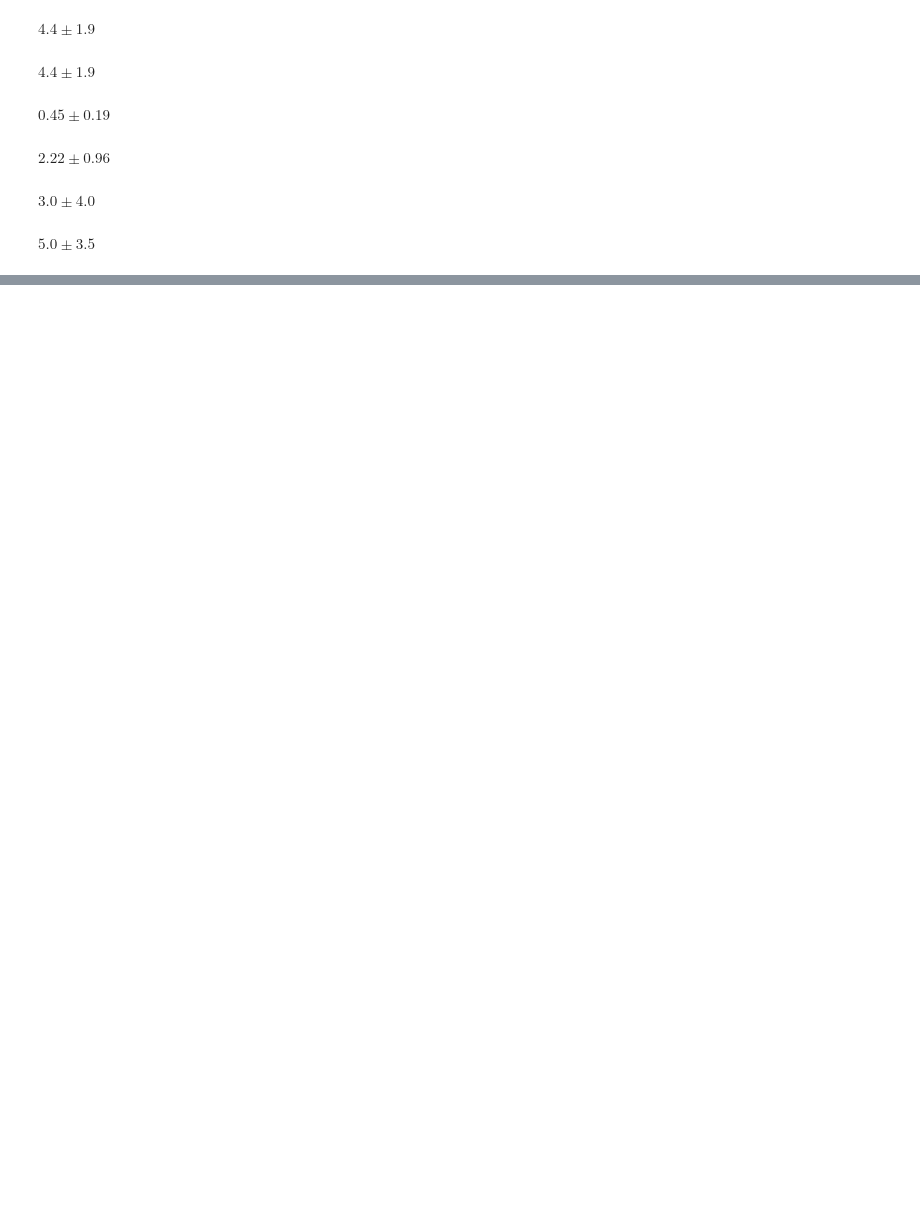
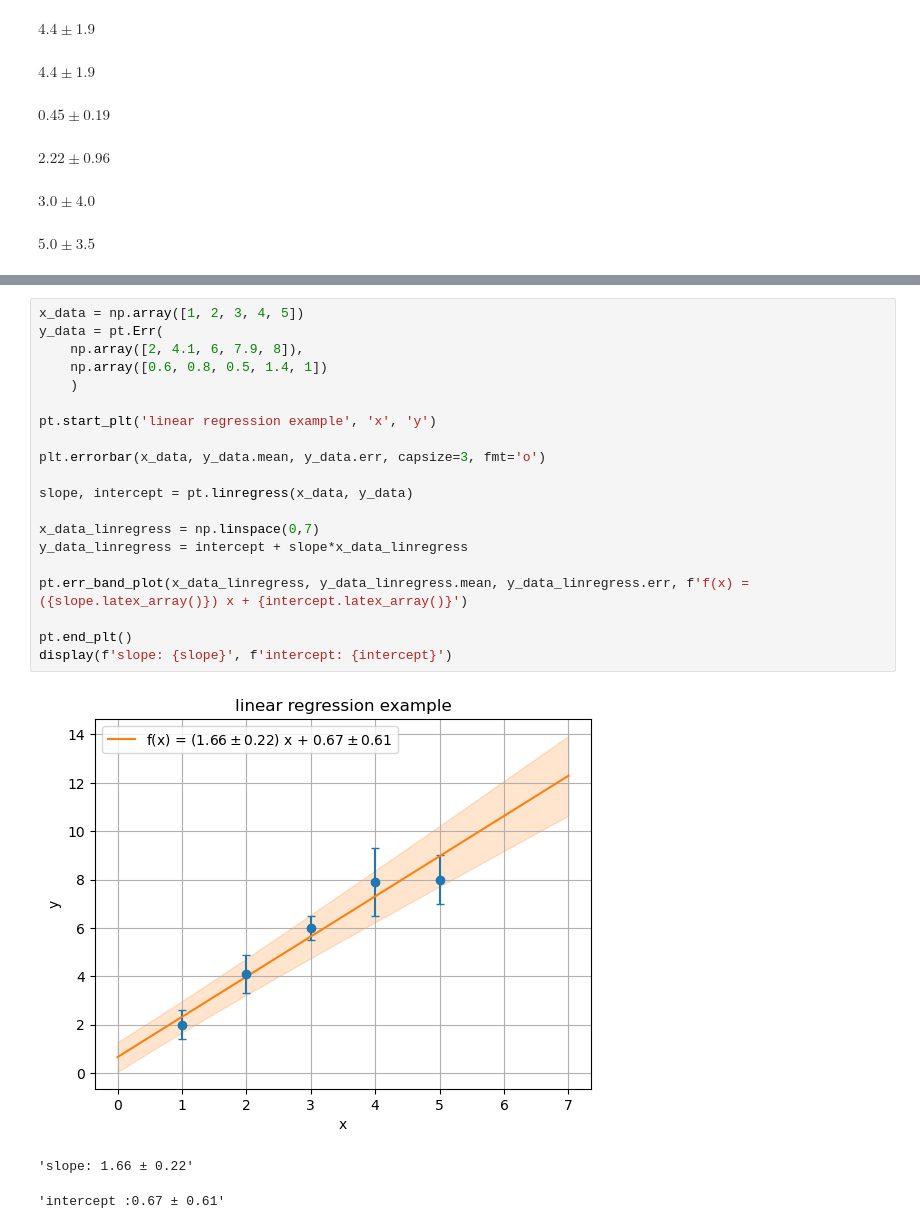
Before and after one commit to SecretGmG/PhysicsTool, a Jupyter notebook: examples.ipynb, the cells around one changed output, grey strips where cells are left out. Cells and saved outputs as stored; diff of their text form; blank space fills up the shorter version.

Commit message:
added the linregress module and improved plotting

```diff
--- a/examples.ipynb
+++ b/examples.ipynb
@@ -258,0 +260,24 @@ pt.end_plt()
+# %%
+x_data = np.array([1, 2, 3, 4, 5])
+y_data = pt.Err(
+    np.array([2, 4.1, 6, 7.9, 8]),
+    np.array([0.6, 0.8, 0.5, 1.4, 1])
+    )
+
+pt.start_plt('linear regression example', 'x', 'y')
+
+plt.errorbar(x_data, y_data.mean, y_data.err, capsize=3, fmt='o')
+
+slope, intercept = pt.linregress(x_data, y_data)
+
+x_data_linregress = np.linspace(0,7)
+y_data_linregress = intercept + slope*x_data_linregress
+
+pt.err_band_plot(x_data_linregress, y_data_linregress.mean, y_data_linregress.err, f'f(x) = ({slope.latex_array()}) x + {intercept.latex_array()}')
+
+pt.end_plt()
+display(f'slope: {slope}', f'intercept: {intercept}')
+# %% [output]
+[figure, added]
+'slope: 1.66 ± 0.22'
+'intercept :0.67 ± 0.61'
```
Also changed, not shown: parts of 2 cells of this notebook, 4 other files.
